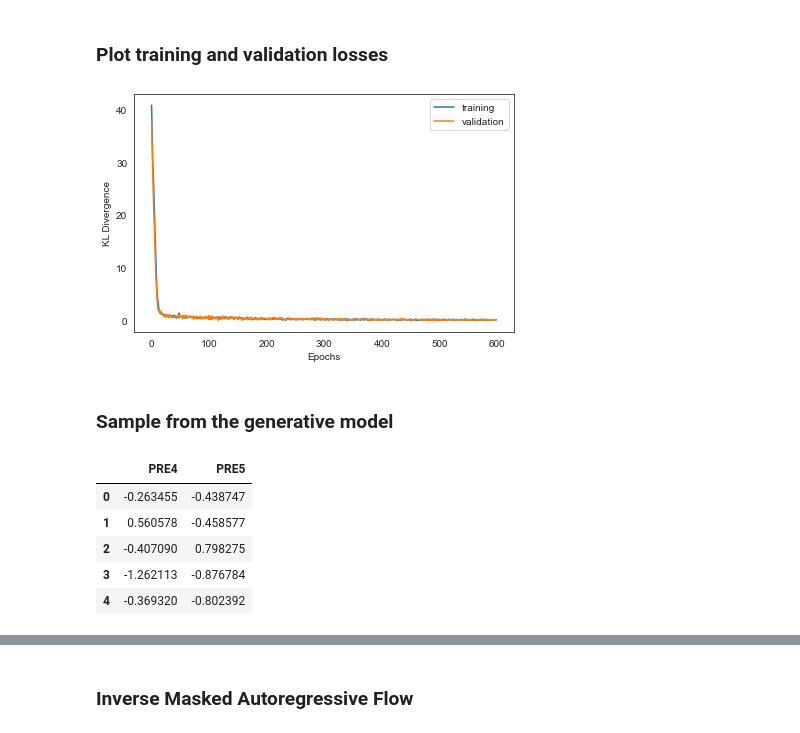
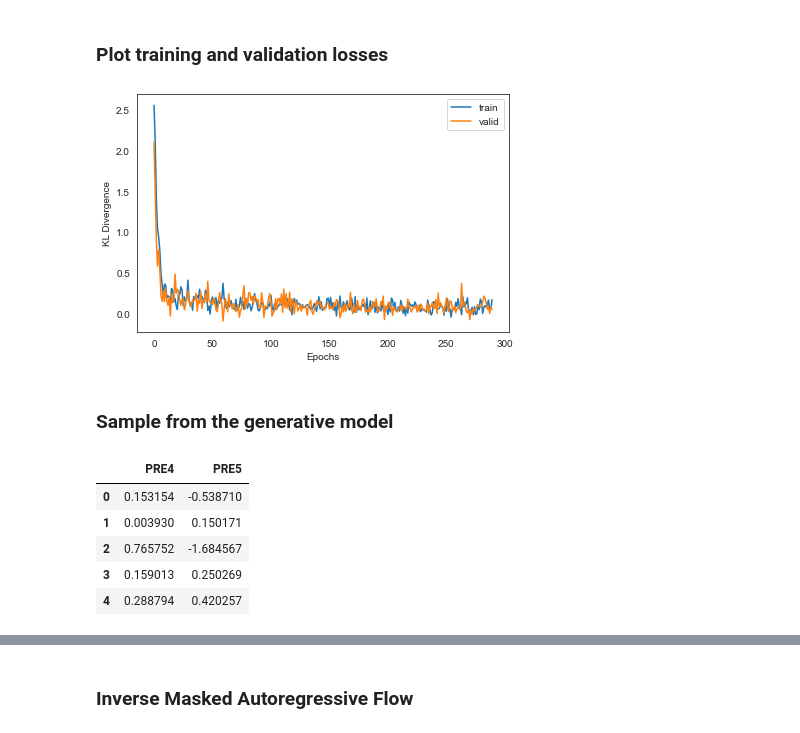
Before and after one commit to kgkeklikci/Normalizing-Flows, a Jupyter notebook: beta-vae-normalizing-flows/thoracic-surgery/beta-vae-iaf-thoracic-surgery.ipynb, the cells around one changed output, grey strips where cells are left out. Cells and saved outputs as stored; diff of their text form; code cells hidden in the pictures.

```diff
--- a/beta-vae-normalizing-flows/thoracic-surgery/beta-vae-iaf-thoracic-surgery.ipynb
+++ b/beta-vae-normalizing-flows/thoracic-surgery/beta-vae-iaf-thoracic-surgery.ipynb
@@ -235,3 +229,5 @@ X_test.drop(['DGN'], axis=1, inplace=True)
 # %%
 X_train[keepdims[1:]] = X_train[keepdims[1:]].astype(np.float32)
 X_test[keepdims[1:]] = X_test[keepdims[1:]].astype(np.float32)
+# %%
+X_train.drop(['DGN', 'Risk1Yr'],axis=1,inplace=True)
@@ -238,6 +245,6 @@ X_test[keepdims[1:]] = X_test[keepdims[1:]].astype(np.float32)
 # %%
 optimizer = Adam(learning_rate=3e-4)
-epochs = 600
+epochs = 300
 epoch_callback = LambdaCallback(on_epoch_end=lambda epoch, logs: print('\n Epoch {}/{}'.format(epoch+1, epochs, logs),
                                                                        '\n\t ' + (': {:.4f}, '.join(logs.keys()) + ': {:.4f}').format(*logs.values()))
                                 if epoch % 100 == 0 else False
@@ -274,18 +272,22 @@ history = vae.fit(X_train,
 # %% [markdown]
 ### Plot training and validation losses
 # %%
-plt.plot(history.history['loss'], label='training')
-plt.plot(history.history['val_loss'], label='validation')
-plt.legend(loc='best')
+cutoff=10
+train_losses = history.history['loss'][cutoff:]
+valid_losses = history.history['val_loss'][cutoff:]
+
+plt.plot(train_losses, label='train')
+plt.plot(valid_losses, label='valid')
+plt.legend()
 plt.xlabel('Epochs')
 plt.ylabel('KL Divergence')
 plt.tight_layout()
 plt.show()
 
 # Loss function is ELBO maximization
 # ELBO maximization is equivalent to KL divergence minimization
 # %% [output]
-[figure, old version]
+[figure, new version]
 # %% [markdown]
 ### Sample from the generative model
 # %%
@@ -295,11 +297,11 @@ X_train_sample = pd.DataFrame(X_train_sample.numpy(), columns=X_test.columns)
 X_train_sample.head()
 # %% [output]
 |  | PRE4 | PRE5 |
-| 0 | -0.263455 | -0.438747 |
-| 1 | 0.560578 | -0.458577 |
-| 2 | -0.407090 | 0.798275 |
-| 3 | -1.262113 | -0.876784 |
-| 4 | -0.369320 | -0.802392 |
+| 0 | 0.153154 | -0.538710 |
+| 1 | 0.003930 | 0.150171 |
+| 2 | 0.765752 | -1.684567 |
+| 3 | 0.159013 | 0.250269 |
+| 4 | 0.288794 | 0.420257 |
 # %%
 X_test_sample = decoder(X_test.to_numpy()).sample()
 X_test_sample = pd.DataFrame(X_test_sample.numpy(), columns=X_test.columns)
```
Also changed, not shown: parts of 30 cells of this notebook, 5 other files.
